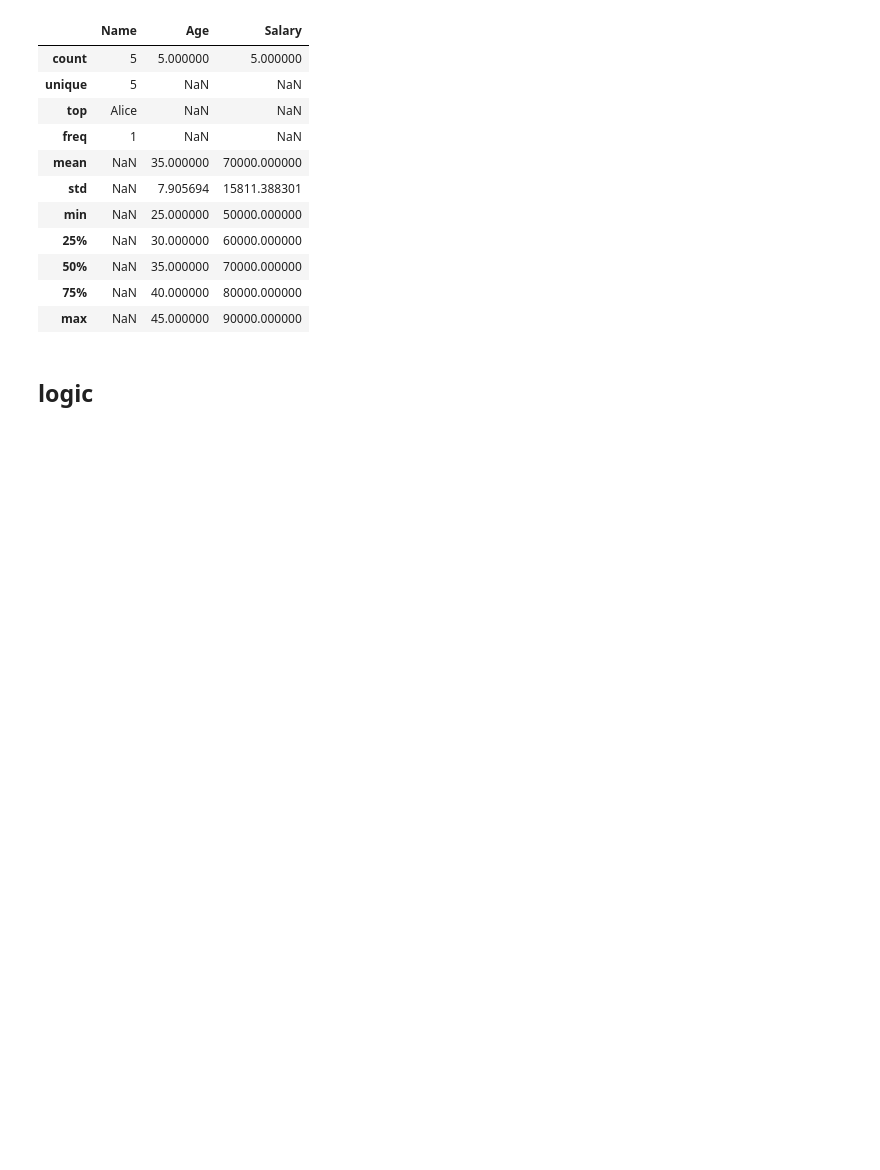
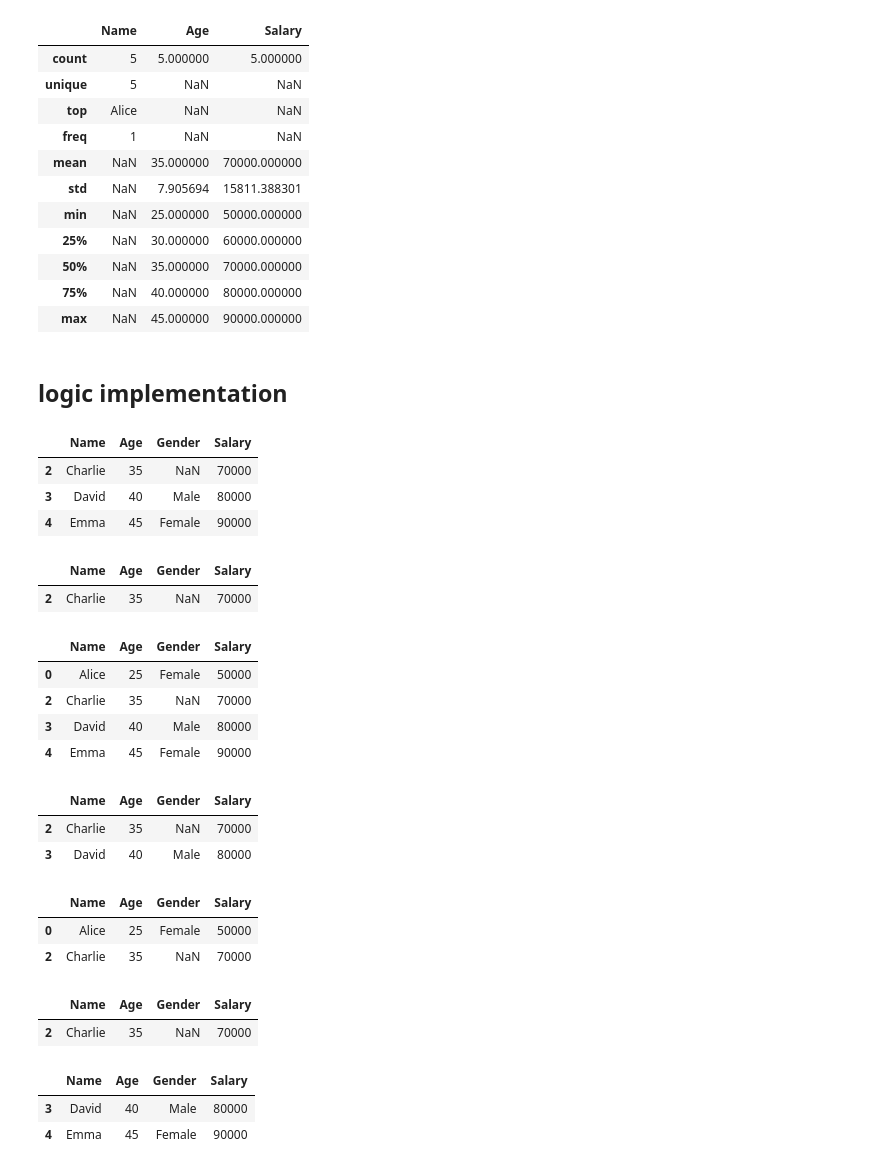
Before and after one commit to harshinharshi/Pandas_Basics_for_Machine_Learning, a Jupyter notebook: Pandas_Basics.ipynb, the cells around one changed output. Drawn from its saved outputs; the diff is of its cells as text; code cells hidden in the pictures; blank space fills up the shorter version.

```diff
--- a/Pandas_Basics.ipynb
+++ b/Pandas_Basics.ipynb
@@ -594,4 +717,65 @@ df.describe(include='all')
 | 75% | NaN | 40.000000 | 80000.000000 |
 | max | NaN | 45.000000 | 90000.000000 |
 # %% [markdown]
-## logic
+## logic implementation
+# %%
+
+# Creating synthetic data
+data = {
+    'Name': ['Alice', 'Bob', 'Charlie', 'David', 'Emma'],
+    'Age': [25, 30, 35, 40, 45],
+    'Gender': ['Female', 'Male', np.nan, 'Male', 'Female'],
+    'Salary': [50000, 60000, 70000, 80000, 90000]
+}
+df = pd.DataFrame(data)
+
+# Selecting rows where Age is greater than 30
+filter_1 = df[df['Age'] > 30]
+filter_1
+# %% [output]
+|  | Name | Age | Gender | Salary |
+| 2 | Charlie | 35 | NaN | 70000 |
+| 3 | David | 40 | Male | 80000 |
+| 4 | Emma | 45 | Female | 90000 |
+# %%
+# Selecting rows where Age is greater than 30 and Salary is less than 80000
+filter_2 = df[(df['Age'] > 30) & (df['Salary'] < 80000)]
+filter_2
+# %% [output]
+|  | Name | Age | Gender | Salary |
+| 2 | Charlie | 35 | NaN | 70000 |
+# %%
+# Selecting rows where Age is greater than 30 or Gender is 'Female'
+filter_3 = df[(df['Age'] > 30) | (df['Gender'] == 'Female')]
+filter_3
+# %% [output]
+|  | Name | Age | Gender | Salary |
+| 0 | Alice | 25 | Female | 50000 |
+| 2 | Charlie | 35 | NaN | 70000 |
+| 3 | David | 40 | Male | 80000 |
+| 4 | Emma | 45 | Female | 90000 |
+# %%
+df[df['Name'].isin(['David', 'Charlie'])]
+# %% [output]
+|  | Name | Age | Gender | Salary |
+| 2 | Charlie | 35 | NaN | 70000 |
+| 3 | David | 40 | Male | 80000 |
+# %%
+df[df['Name'].str.contains('l')]
+# %% [output]
+|  | Name | Age | Gender | Salary |
+| 0 | Alice | 25 | Female | 50000 |
+| 2 | Charlie | 35 | NaN | 70000 |
+# %%
+# Filter rows where any column(axis=1) contains NaN values
+df[df.isna().any(axis=1)]
+# %% [output]
+|  | Name | Age | Gender | Salary |
+| 2 | Charlie | 35 | NaN | 70000 |
+# %%
+# Filter rows where values in 'Age' column satisfy a custom function (e.g., greater than the mean of the column)
+df[df['Age'].apply(lambda x: x > df['Age'].mean())]
+# %% [output]
+|  | Name | Age | Gender | Salary |
+| 3 | David | 40 | Male | 80000 |
+| 4 | Emma | 45 | Female | 90000 |
```
Also changed, not shown: parts of 25 cells of this notebook, 8 other files.
